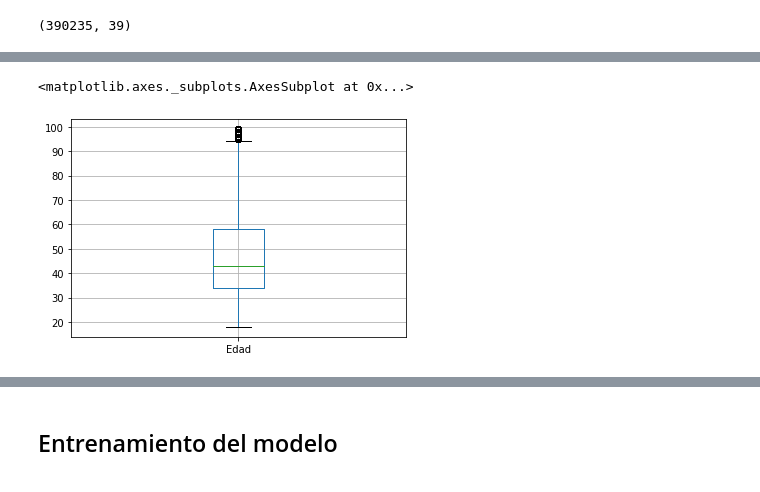
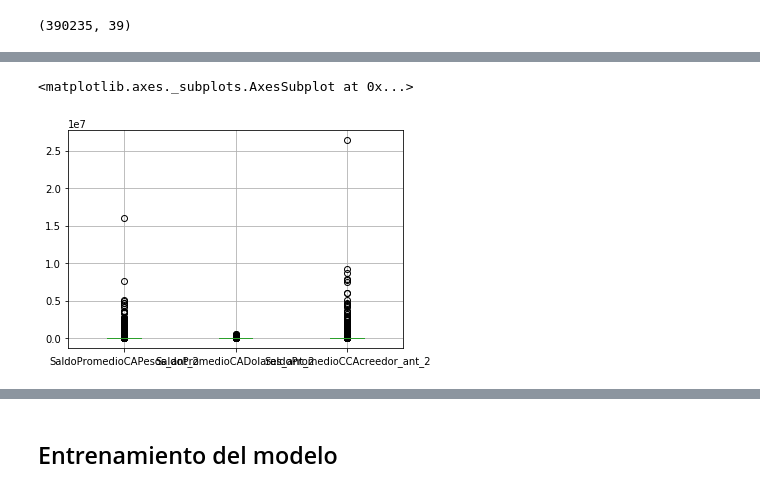
Before and after one commit to andreablatter/DataScience, a Jupyter notebook: Banco.ipynb, the cells around one changed output, grey strips where cells are left out. Drawn from its saved outputs; the diff is of its cells as text; code cells hidden in the pictures.

Commit message:
correlacion entre variables y eliminacion de outliers

```diff
--- a/Banco.ipynb
+++ b/Banco.ipynb
@@ -599,5 +599,6 @@ M    172944
        1691
 Name: Sexo, dtype: int64
 # %%
-#tenemos muchos valores con string vacio, podemos eliminar estos registros o considerar que se refiere a una cuenta
-#de tipo juridica y por eso no tiene sexo
+#tenemos muchos valores con string vacio, podemos considerar que se refiere a una cuenta
+#de tipo juridica y por eso no tiene sexo y asignarle el valor "ju"
+data.loc[data['Sexo']==" ",'Sexo']="JU"
@@ -661,0 +676,6 @@ data.shape
+# %%
+#Eliminaremos outliers para las 3 columnas
+data.loc[data['SaldoPromedioCAPesos']>data['SaldoPromedioCAPesos'].quantile(0.99),'SaldoPromedioCAPesos'] = data['SaldoPromedioCAPesos'].quantile(0.99)
+data.loc[data['SaldoPromedioCCAcreedor']>data['SaldoPromedioCCAcreedor'].quantile(0.99),'SaldoPromedioCCAcreedor'] = data['SaldoPromedioCCAcreedor'].quantile(0.99)
+data.loc[data['SaldoPromedioCADolares']>data['SaldoPromedioCADolares'].quantile(0.99),'SaldoPromedioCADolares'] = data['SaldoPromedioCADolares'].quantile(0.99)
+data.boxplot(['SaldoPromedioCAPesos', 'SaldoPromedioCADolares', 'SaldoPromedioCCAcreedor'])
@@ -661,0 +691,6 @@ data.shape
+# %%
+#Eliminaremos outliers para los 3 campos
+data.loc[data['SaldoPromedioCAPesos_ant_1']>data['SaldoPromedioCAPesos_ant_1'].quantile(0.99),'SaldoPromedioCAPesos_ant_1'] = data['SaldoPromedioCAPesos_ant_1'].quantile(0.99)
+data.loc[data['SaldoPromedioCCAcreedor_ant_1']>data['SaldoPromedioCCAcreedor_ant_1'].quantile(0.99),'SaldoPromedioCCAcreedor_ant_1'] = data['SaldoPromedioCCAcreedor_ant_1'].quantile(0.99)
+data.loc[data['SaldoPromedioCADolares_ant_1']>data['SaldoPromedioCADolares_ant_1'].quantile(0.99),'SaldoPromedioCADolares_ant_1'] = data['SaldoPromedioCADolares_ant_1'].quantile(0.99)
+data.boxplot(['SaldoPromedioCAPesos_ant_1', 'SaldoPromedioCADolares_ant_1', 'SaldoPromedioCCAcreedor_ant_1'])
@@ -662,5 +700,5 @@ data.shape
 # %%
-data.boxplot(['Edad'])
+data.boxplot(['SaldoPromedioCAPesos_ant_2', 'SaldoPromedioCADolares_ant_2', 'SaldoPromedioCCAcreedor_ant_2'])
 # %% [output]
 <matplotlib.axes._subplots.AxesSubplot at 0x...>
-[figure, old version]
+[figure, new version]
```
Also changed, not shown: parts of 37 cells of this notebook.
